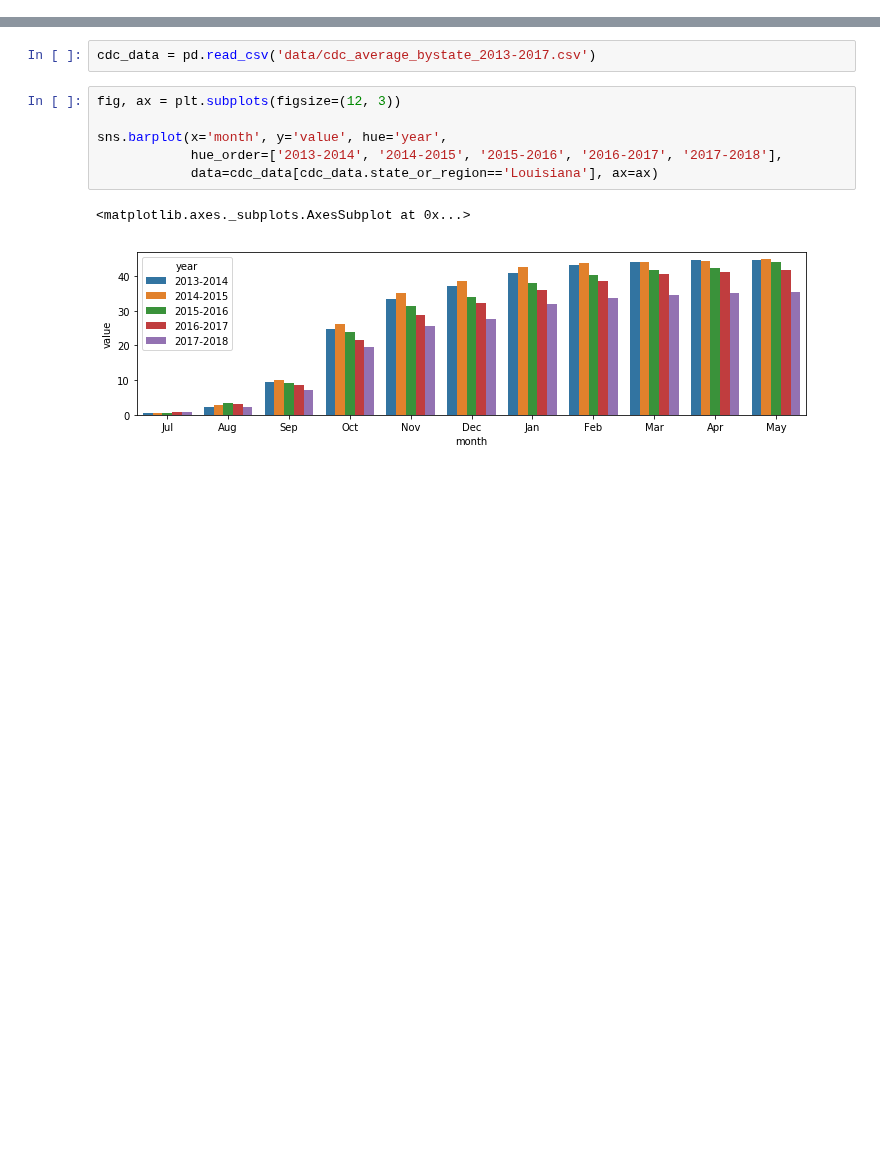
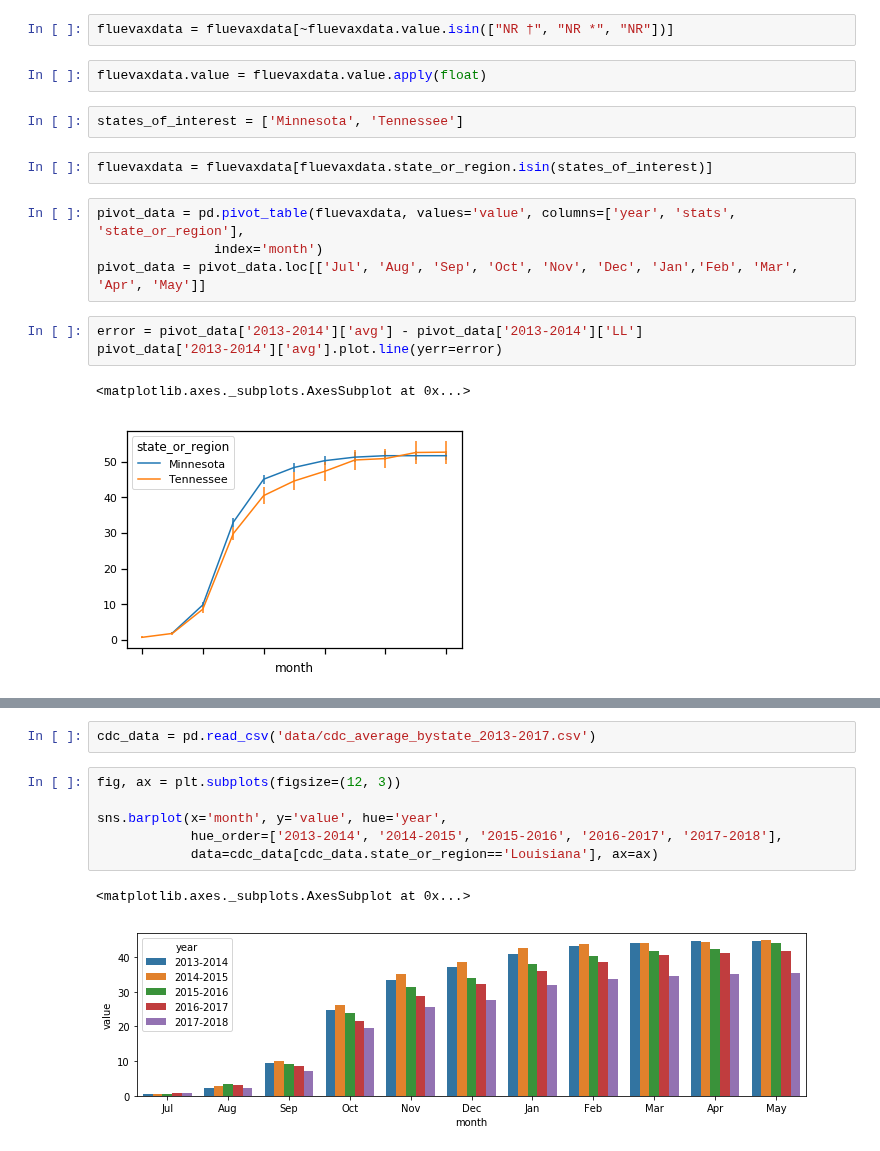
Before and after one commit to oriw1989/FluVaccinationRates, a Jupyter notebook: Baseline Model.ipynb, the cells around one changed output, grey strips where cells are left out. Saved outputs shown, nothing was run; the diff lists cells and outputs as text; blank space fills up the shorter version.

```diff
--- a/Baseline Model.ipynb
+++ b/Baseline Model.ipynb
@@ -0,0 +26,18 @@
+# %%
+fluevaxdata = fluevaxdata[~fluevaxdata.value.isin(["NR †", "NR *", "NR"])]
+# %%
+fluevaxdata.value = fluevaxdata.value.apply(float)
+# %%
+states_of_interest = ['Minnesota', 'Tennessee']
+# %%
+fluevaxdata = fluevaxdata[fluevaxdata.state_or_region.isin(states_of_interest)]
+# %%
+pivot_data = pd.pivot_table(fluevaxdata, values='value', columns=['year', 'stats', 'state_or_region'],
+               index='month')
+pivot_data = pivot_data.loc[['Jul', 'Aug', 'Sep', 'Oct', 'Nov', 'Dec', 'Jan','Feb', 'Mar', 'Apr', 'May']]
+# %%
+error = pivot_data['2013-2014']['avg'] - pivot_data['2013-2014']['LL']
+pivot_data['2013-2014']['avg'].plot.line(yerr=error)
+# %% [output]
+<matplotlib.axes._subplots.AxesSubplot at 0x...>
+[figure, added]
```
Also changed, not shown: parts of 16 cells of this notebook, 2 other files.
